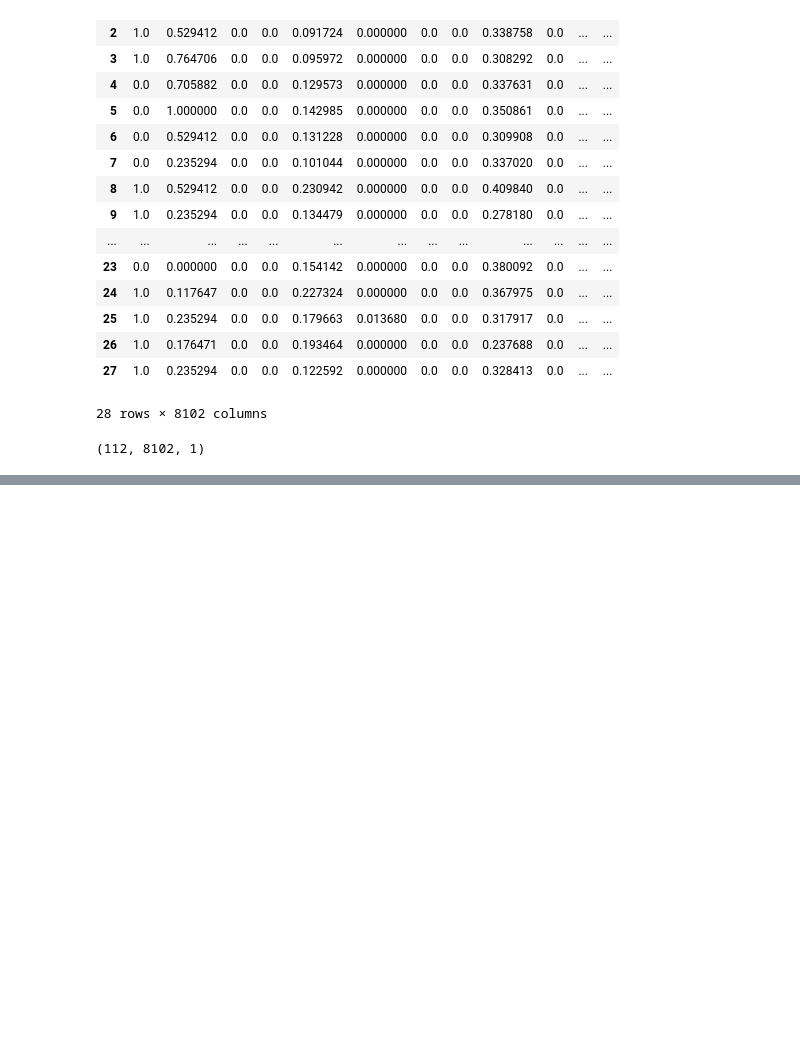
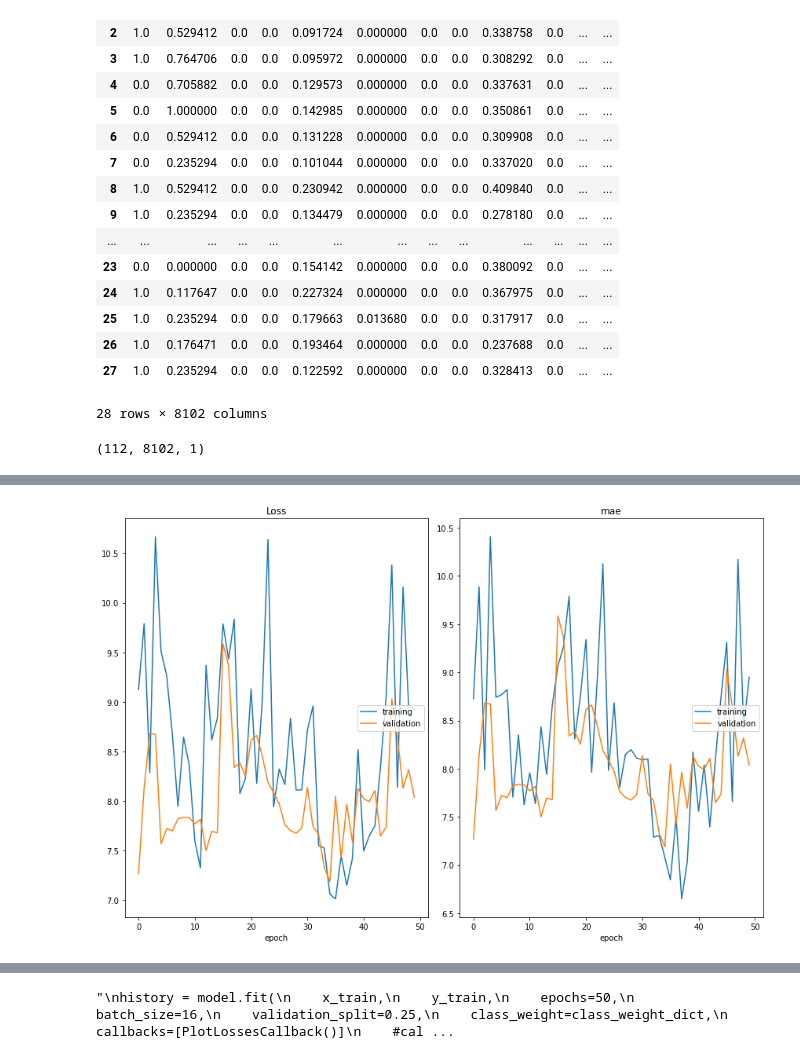
Before and after one commit to 154Nacho/DL, a Jupyter notebook: projeto_1d_lit.ipynb, the cells around one changed output, grey strips where cells are left out. Drawn from its saved outputs; the diff is of its cells as text; code cells hidden in the pictures; blank space fills up the shorter version.

```diff
--- a/projeto_1d_lit.ipynb
+++ b/projeto_1d_lit.ipynb
@@ -242,41 +242,69 @@ class_weight_dict = dict(enumerate(class_weights))
 # %%
 inputs = tf.keras.Input(shape=(8102,1))
 x = tf.keras.layers.Conv1D(filters=512, kernel_size=3, activation='relu')(inputs)
 x = tf.keras.layers.MaxPool1D()(x)
 
 x = tf.keras.layers.Conv1D(filters=256, kernel_size=3, activation='relu')(x)
 x = tf.keras.layers.MaxPool1D()(x)
 x = tf.keras.layers.GlobalMaxPooling1D()(x)
 
 x = tf.keras.layers.Dense(256, activation='relu')(x)
+x = tf.keras.layers.Dropout(0.25)(x)
 x = tf.keras.layers.Dense(128, activation='relu')(x)
 x = tf.keras.layers.Dense(128, activation='relu')(x)
+x = tf.keras.layers.Dropout(0.25)(x)
 x = tf.keras.layers.Dense(64, activation='relu')(x)
 x = tf.keras.layers.Dense(32, activation='relu')(x)
+x = tf.keras.layers.Dropout(0.25)(x)
 x = tf.keras.layers.Dense(32, activation='relu')(x)
 outputs = tf.keras.layers.Dense(1, activation='linear')(x)
 
 model = tf.keras.Model(inputs=inputs, outputs=outputs)
 
 model.compile(
     optimizer='adam',
-    loss='mse',
+    loss='mae',
     metrics =  ['mae']
 )
 
+
+n_folds=3
+epochs=50
+batch_size=16
+
+def fit_and_evaluate(t_x, val_x, t_y, val_y, epochs, batch_size, model):
+    results = model.fit(t_x, t_y, epochs=epochs, batch_size=batch_size, callbacks=[PlotLossesCallback()],
+              verbose=1, validation_split=0.25, class_weight=class_weight_dict)
+    print("Val Score: ", model.evaluate(val_x, val_y))
+    return results
+
+#save the model history in a list after fitting so that we can plot later
+model_history = []
+
+for i in range(n_folds):
+    print("Training on Fold: ",i+1)
+    t_x, val_x, t_y, val_y = train_test_split(x_train, y_train, test_size=0.1,
+                                               random_state = np.random.randint(1,1000, 1)[0])
+    model_history.append(fit_and_evaluate(t_x, val_x, t_y, val_y, epochs, batch_size,model))
+    print("======="*12, end="\n\n\n")
+
+'''
 history = model.fit(
     x_train,
     y_train,
-    epochs=25,
-    batch_size=8,
-    validation_split=0.1,
+    epochs=50,
+    batch_size=16,
+    validation_split=0.25,
     class_weight=class_weight_dict,
-    callbacks=[
-        tf.keras.callbacks.EarlyStopping(
-            monitor = 'val_loss',
-            patience=5,
-            restore_best_weights=True
-        )
-    ]
+    callbacks=[PlotLossesCallback()]
+    #callbacks=[
+     #   tf.keras.callbacks.EarlyStopping(
+      #      monitor = 'val_loss',
+       #     patience=5,
+        #    restore_best_weights=True
+        #)
+    #]
 )
+'''
 # %% [output]
+[figure, added]
@@ -299,0 +321 @@ Epoch 12/25
+"\nhistory = model.fit(\n    x_train,\n    y_train,\n    epochs=50,\n    batch_size=16,\n    validation_split=0.25,\n    class_weight=class_weight_dict,\n    callbacks=[PlotLossesCallback()]\n    #cal ...
```
Also changed, not shown: parts of 8 cells of this notebook, 2 other files.
